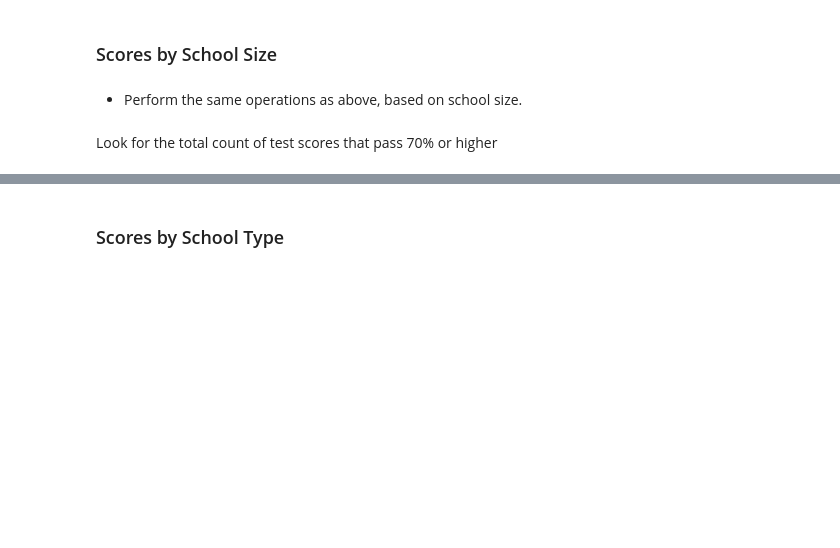
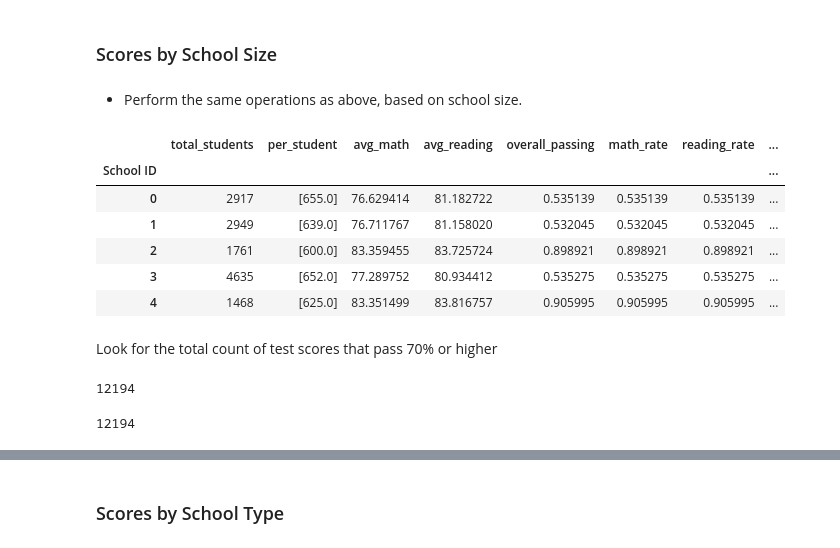
Before and after one commit to jvincent1113/Python_Lab_Assignment, a Jupyter notebook: Python_Lab_Assignment_JVGiannantonio.ipynb, the cells around one changed output, grey strips where cells are left out. Drawn from its saved outputs; the diff is of its cells as text; code cells hidden in the pictures; blank space fills up the shorter version.

```diff
--- a/Python_Lab_Assignment_JVGiannantonio.ipynb
+++ b/Python_Lab_Assignment_JVGiannantonio.ipynb
@@ -477,2 +506,3 @@ group_names = ["<$585", "$585-615", "$615-645", "$645-675"]
 # %%
-# Create a new column to show budget per student in each row
+# Create a new column to define the spending ranges per student
+df['spending_range'] = pd.cut(df['per_student'], bins=spending_bins, labels=group_names)
@@ -493,8 +557,20 @@ group_names = ["<$585", "$585-615", "$615-645", "$645-675"]
 # %%
 # Sample bins. Feel free to create your own bins.
 size_bins = [0, 1000, 2000, 5000]
-group_names = ["Small (<1000)", "Medium (1000-2000)", "Large (2000-5000)"]
+group_name = ["Small (<1000)", "Medium (1000-2000)", "Large (2000-5000)"]
 # %%
 # Create a new column for the bin groups
+
+df['school_size'] = pd.cut(df['total_students'], bins=size_bins, labels=group_name)
+
+df.head()
+# %% [output]
+|  | total_students | per_student | avg_math | avg_reading | overall_passing | math_rate | reading_rate | ... |
+| School ID |  |  |  |  |  |  |  | ... |
+| 0 | 2917 | [655.0] | 76.629414 | 81.182722 | 0.535139 | 0.535139 | 0.535139 | ... |
+| 1 | 2949 | [639.0] | 76.711767 | 81.158020 | 0.532045 | 0.532045 | 0.532045 | ... |
+| 2 | 1761 | [600.0] | 83.359455 | 83.725724 | 0.898921 | 0.898921 | 0.898921 | ... |
+| 3 | 4635 | [652.0] | 77.289752 | 80.934412 | 0.535275 | 0.535275 | 0.535275 | ... |
+| 4 | 1468 | [625.0] | 83.351499 | 83.816757 | 0.905995 | 0.905995 | 0.905995 | ... |
 # %% [markdown]
 Look for the total count of test scores that pass 70% or higher
@@ -505,2 +577,18 @@ Look for the total count of test scores that pass 70% or higher
+# %%
+# math_pass_size
+
+math_pass=df['math_rate'] >= 0.70
+total_math=df[math_pass]
+total_math['total_students'].sum()
+# %% [output]
+12194
+# %%
+# read_pass_size
+
+reading_pass=df['reading_rate'] >= 0.70
+total_reading=df[reading_pass]
+total_reading['total_students'].sum()
+# %% [output]
+12194
 # %%
 # Calculate the overall passing rate for different school size
```
Also changed, not shown: parts of 14 cells of this notebook.
